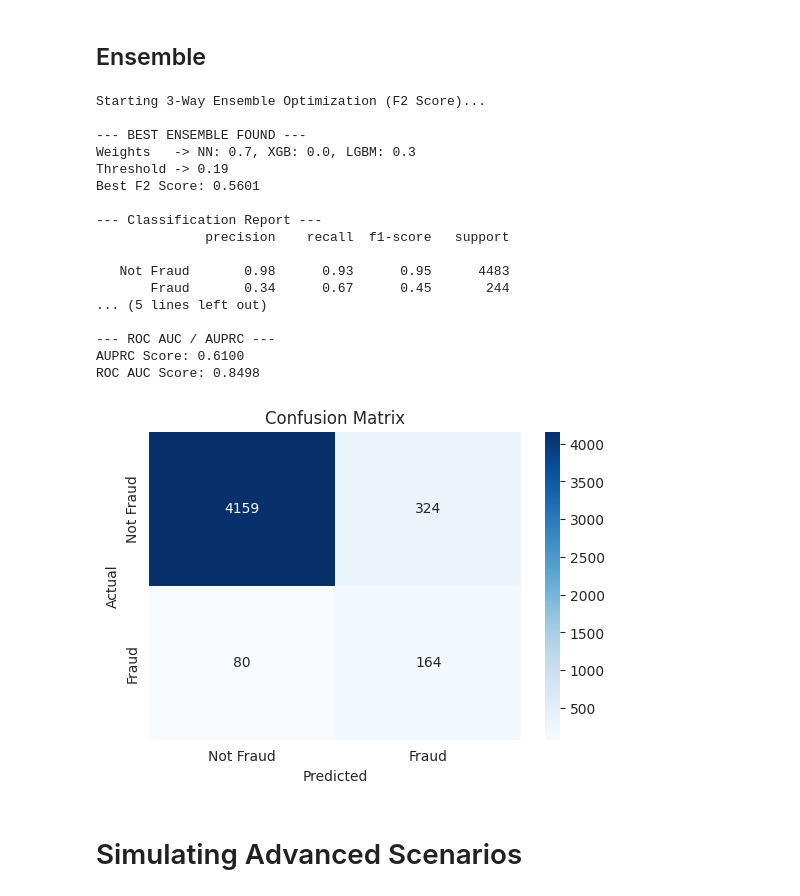
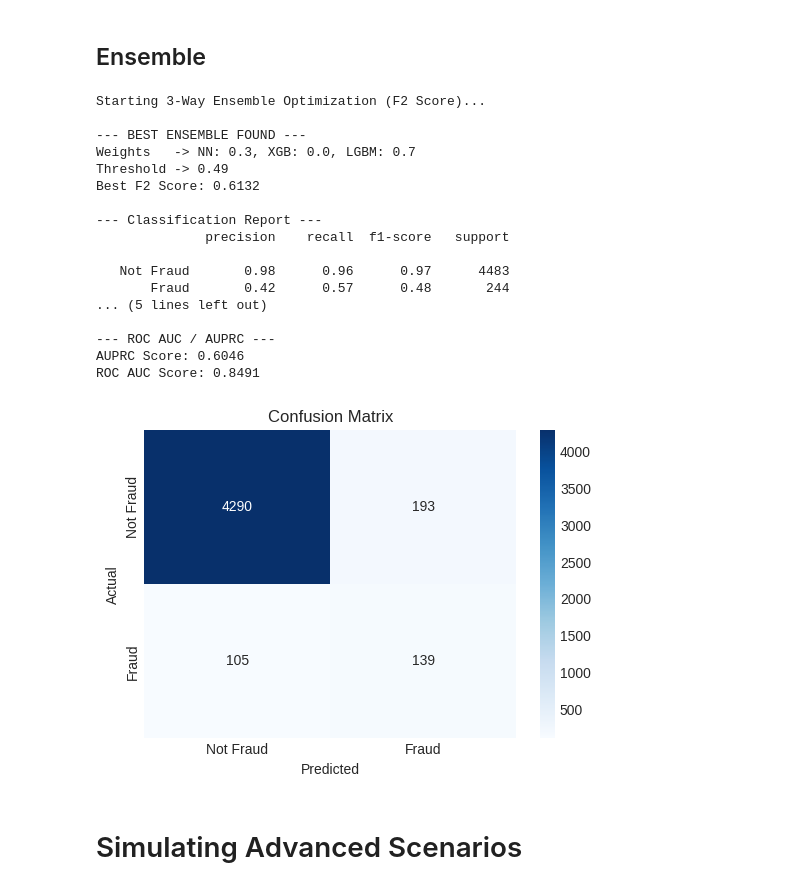
Before and after one commit to briannoelkesuma/BT4012-Group-15-Ecommerce-Fraud, a Jupyter notebook: ecommerce_fraud_detection_pipeline.ipynb, the cells around one changed output. Cells and saved outputs as stored; diff of their text form; code cells hidden in the pictures.

Commit message:
fixed ensemble training

```diff
--- a/ecommerce_fraud_detection_pipeline.ipynb
+++ b/ecommerce_fraud_detection_pipeline.ipynb
@@ -1003,6 +1012,9 @@ best_model_xgb.fit(X_train, y_train)
 
 print(f"BEST PARAMETERS FOUND: {best_params}")
 print(f"BEST PR AUC SCORE (from Cross-Validation): {best_pr_auc:.4f}")
+
+# Create training predictions for possible stacking
+y_proba_xgb_train = best_model_xgb.predict_proba(X_train)[:, 1]
 # %% [output]
 BEST PARAMETERS FOUND: {'n_estimators': 241, 'max_depth': 4, 'learning_rate': 0.017555192584768956, 'subsample': 0.7305588196481453, 'colsample_bytree': 0.708842105702502, 'gamma': 1.2187003789774784, ...
 BEST PR AUC SCORE (from Cross-Validation): 0.5853
@@ -1118,6 +1130,9 @@ best_model_lgbm.fit(X_train, y_train)
 
 print(f"BEST PARAMETERS FOUND: {best_params}")
 print(f"BEST PR-AUC SCORE (from Cross-Validation): {best_pr_auc:.4f}")
+
+# Create training predictions for possible stacking
+y_proba_lgbm_train = best_model_lgbm.predict_proba(X_train)[:, 1]
 # %% [output]
 BEST PARAMETERS FOUND: {'n_estimators': 802, 'learning_rate': 0.028241634086464143, 'num_leaves': 89, 'max_depth': 3, 'min_child_samples': 40, 'subsample': 0.8097305089787146, 'colsample_bytree': 0.79 ...
 BEST PR-AUC SCORE (from Cross-Validation): 0.5864
@@ -1432,6 +1441,15 @@ for epoch in range(n_epochs):
         loss.backward()
         optimizer.step()
 
+# Create train probabilities for potential stacking
+y_proba_nn, y_true_nn = [], []
+with torch.no_grad():
+    for xb, yb in train_loader_full:
+        preds = nn_model(xb).squeeze()
+        y_proba_nn.extend(preds.numpy())
+        y_true_nn.extend(yb.numpy())
+y_proba_nn_train = np.array(y_proba_nn)
+
 # -------------------------
 # 6. Evaluate on test set
 # -------------------------
@@ -1480,9 +1498,6 @@ Best Models by PR-AUC: NN > LightGBM > XGBoost > LogReg > IsoForest
 # %% [markdown]
 ## Ensemble
 # %%
-import numpy as np
-from sklearn.metrics import fbeta_score
-
 # 1. Setup Probabilities (Ensure they are all 1D arrays)
 # Assuming y_proba_nn is already defined from your previous step
 y_proba_lgbm = best_model_lgbm.predict_proba(X_test)[:, 1]
@@ -1490,8 +1505,8 @@ y_proba_xgb  = best_model_xgb.predict_proba(X_test)[:, 1]
 
 # 2. Define Search Space
 # We use slightly coarser steps for weights to keep the loop fast
-weights = np.linspace(0, 1, 11)       # 0.0, 0.1 ... 1.0
-thresholds = np.linspace(0.05, 0.80, 76)   # 0.05 to 0.80
+weights = np.linspace(0, 1, 21)       # 0.0, 0.1 ... 1.0
+thresholds = np.linspace(0.05, 0.50, 46)   # 0.05 to 0.80
 
 best_score = -np.inf
 best_weights = {'nn': 0, 'xgb': 0, 'lgbm': 0}
@@ -1511,60 +1526,60 @@ for w_nn in weights:
             continue
 
         # Create Weighted Ensemble Probability
-        y_proba_ensemble = (w_nn * y_proba_nn) + (w_xgb * y_proba_xgb) + (w_lgbm * y_proba_lgbm)
+        y_proba_ensemble = (w_nn * y_proba_nn_train) + (w_xgb * y_proba_xgb_train) + (w_lgbm * y_proba_lgbm_train)
 
         # Threshold Tuning
         for t in thresholds:
             y_pred_ensemble = (y_proba_ensemble > t).astype(int)
 
             # Optimize for F2 Score (Recall > Precision)
-            score = fbeta_score(y_test, y_pred_ensemble, beta=2)
+            score = fbeta_score(y_train, y_pred_ensemble, beta=2)
 
             if score > best_score:
                 best_score = score
                 best_weights = {'nn': w_nn, 'xgb': w_xgb, 'lgbm': w_lgbm}
                 best_threshold = t
-                best_preds = y_pred_ensemble
 
 # 4. Results
 print(f"\n--- BEST ENSEMBLE FOUND ---")
 print(f"Weights   -> NN: {best_weights['nn']:.1f}, XGB: {best_weights['xgb']:.1f}, LGBM: {best_weights['lgbm']:.1f}")
 print(f"Threshold -> {best_threshold:.2f}")
 print(f"Best F2 Score: {best_score:.4f}")
 
 # 5. Evaluate Best Ensemble
 # Re-calculate final proba for the plot
 y_proba_best = (best_weights['nn'] * y_proba_nn) + \
                (best_weights['xgb'] * y_proba_xgb) + \
                (best_weights['lgbm'] * y_proba_lgbm)
+best_preds = y_pred_ensemble = (y_proba_best > t).astype(int)
 
 evaluate_model(
     model=None, # No model object needed for ensemble
     X_test=X_test,
     y_test=y_test,
     y_pred=best_preds,
     y_proba=y_proba_best,
     target_names=['Not Fraud', 'Fraud']
 )
 # %% [output]
 Starting 3-Way Ensemble Optimization (F2 Score)...
 
 --- BEST ENSEMBLE FOUND ---
-Weights   -> NN: 0.7, XGB: 0.0, LGBM: 0.3
-Threshold -> 0.19
-Best F2 Score: 0.5601
+Weights   -> NN: 0.3, XGB: 0.0, LGBM: 0.7
+Threshold -> 0.49
+Best F2 Score: 0.6132
 
 --- Classification Report ---
               precision    recall  f1-score   support
 
-   Not Fraud       0.98      0.93      0.95      4483
-       Fraud       0.34      0.67      0.45       244
+   Not Fraud       0.98      0.96      0.97      4483
+       Fraud       0.42      0.57      0.48       244
 ... (5 lines left out)
 
 --- ROC AUC / AUPRC ---
-AUPRC Score: 0.6100
-ROC AUC Score: 0.8498
+AUPRC Score: 0.6046
+ROC AUC Score: 0.8491
-[figure, old version]
+[figure, new version]
 # %% [markdown]
 # Simulating Advanced Scenarios
 # %% [markdown]
```
Also changed, not shown: parts of 18 cells of this notebook.
